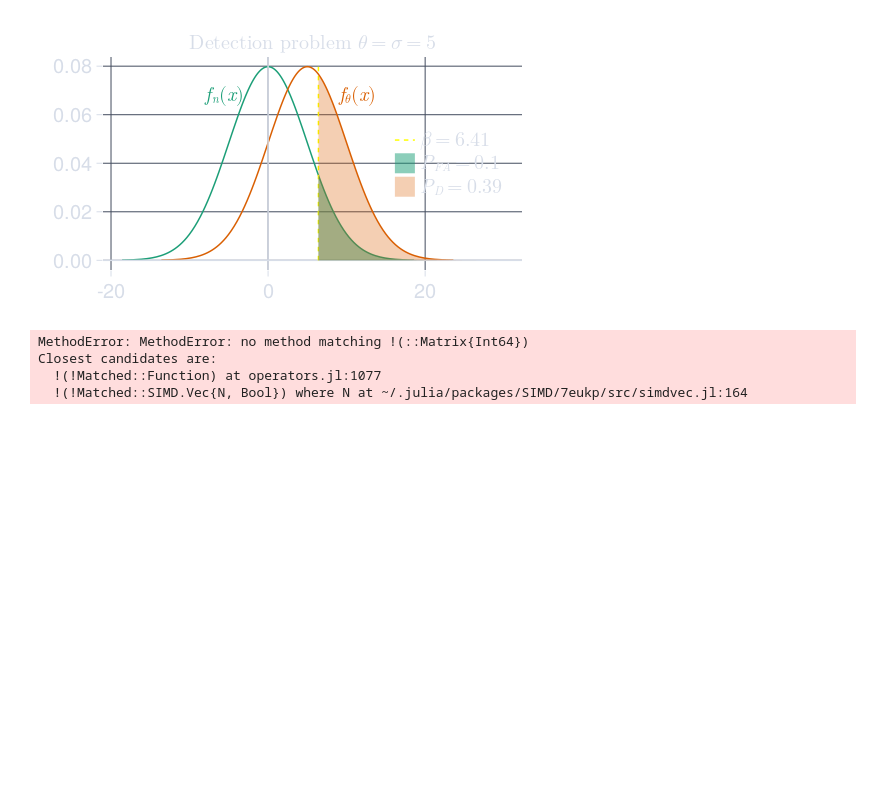
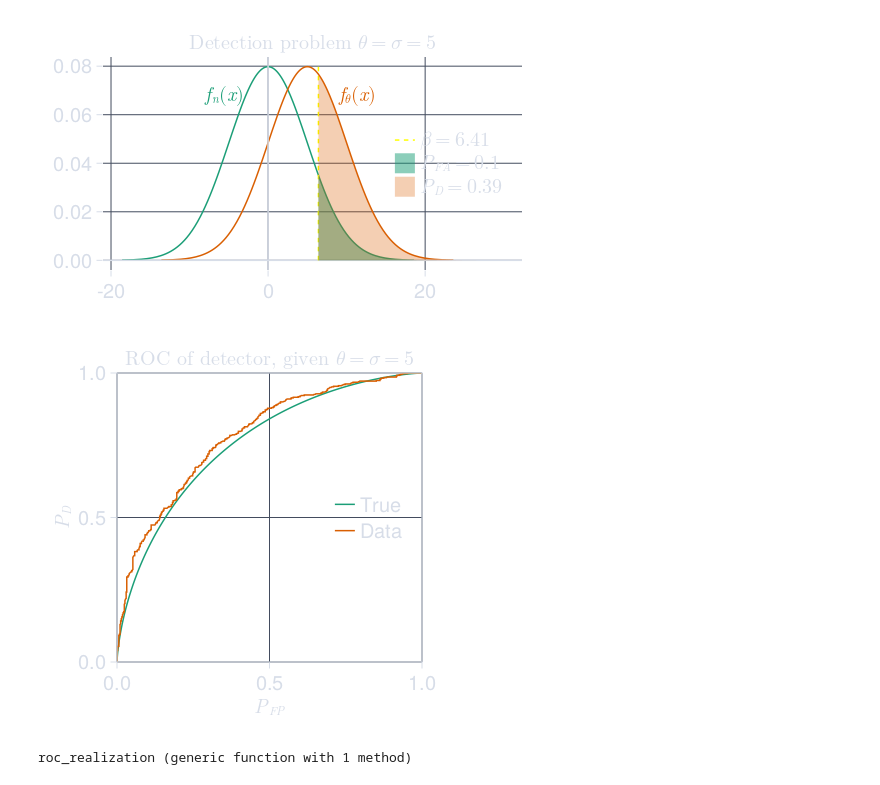
Before and after one commit to simonabj/Studies, a Jupyter notebook: IN5340/Project4/code2.ipynb, the cells around one changed output. Cells and saved outputs as stored; diff of their text form; code cells hidden in the pictures; blank space fills up the shorter version.

```diff
--- a/IN5340/Project4/code2.ipynb
+++ b/IN5340/Project4/code2.ipynb
@@ -76,16 +76,39 @@ save("c.pdf", F)
 F
 # %% [output]
 [figure]
+# %%
+nData = 1000
+s = θ * (randn(nData,1) .>= 0); # True data
+x = s + σ * randn(size(s));
+
+# Theoretical ROC
+βs = 20:-0.01:-20
+TPR_true,TFP_true = ccdf.(fs,βs), ccdf.(fn,βs)
+
+detector = map(β -> β .< x, βs)
+TPR_data = map(result -> mean(result[s .> 0.5θ]), detector)
+TFP_data = map(result -> mean(result[s .< 0.5θ]), detector);
+
+F = Figure(backgroundcolor=:transparent, resolution=(400, 400))
+ax = Axis(F[1,1], title=L"\text{ROC of detector, given }\theta=\sigma=5", xlabel=L"P_{FP}", ylabel=L"P_{D}")
+xlims!(0,1);ylims!(0,1)
+lines!(TFP_true, TPR_true, label="True")
+lines!(TFP_data, TPR_data, label="Data")
+axislegend(ax, position=:rc)
+F
+# %% [output]
+[figure, added]
 # %%
 nData = 1000
-s = θ * (randn(nData,1) .>= 0); # True data
-x = s + σ * randn(size(s));
+βs = 20:-0.01:-20
+
+function roc_realization()
+    s = θ * (randn(nData,1) .>= 0); # True data
+    x = s + σ * randn(size(s));
+    detector = map(β -> β .< x, βs)
+    TPR_data = map(result -> mean(result[s .> 0.5θ]), detector)
+    TFP_data = map(result -> mean(result[s .< 0.5θ]), detector);
+    return TPR_data, TFP_data
+end
+# %% [output]
+roc_realization (generic function with 1 method)
-# %%
-ML_detector = @. pdf(fs, x)/pdf(fn,x) > 1;
-TPR = mean(ML_detector .& s)
-TFP = mean(ML_detector .& !s)
-# %% [output]
-MethodError: MethodError: no method matching !(::Matrix{Int64})
-Closest candidates are:
-  !(!Matched::Function) at operators.jl:1077
-  !(!Matched::SIMD.Vec{N, Bool}) where N at ~/.julia/packages/SIMD/7eukp/src/simdvec.jl:164
```
Also changed, not shown: parts of 2 cells of this notebook, 7 other files.
